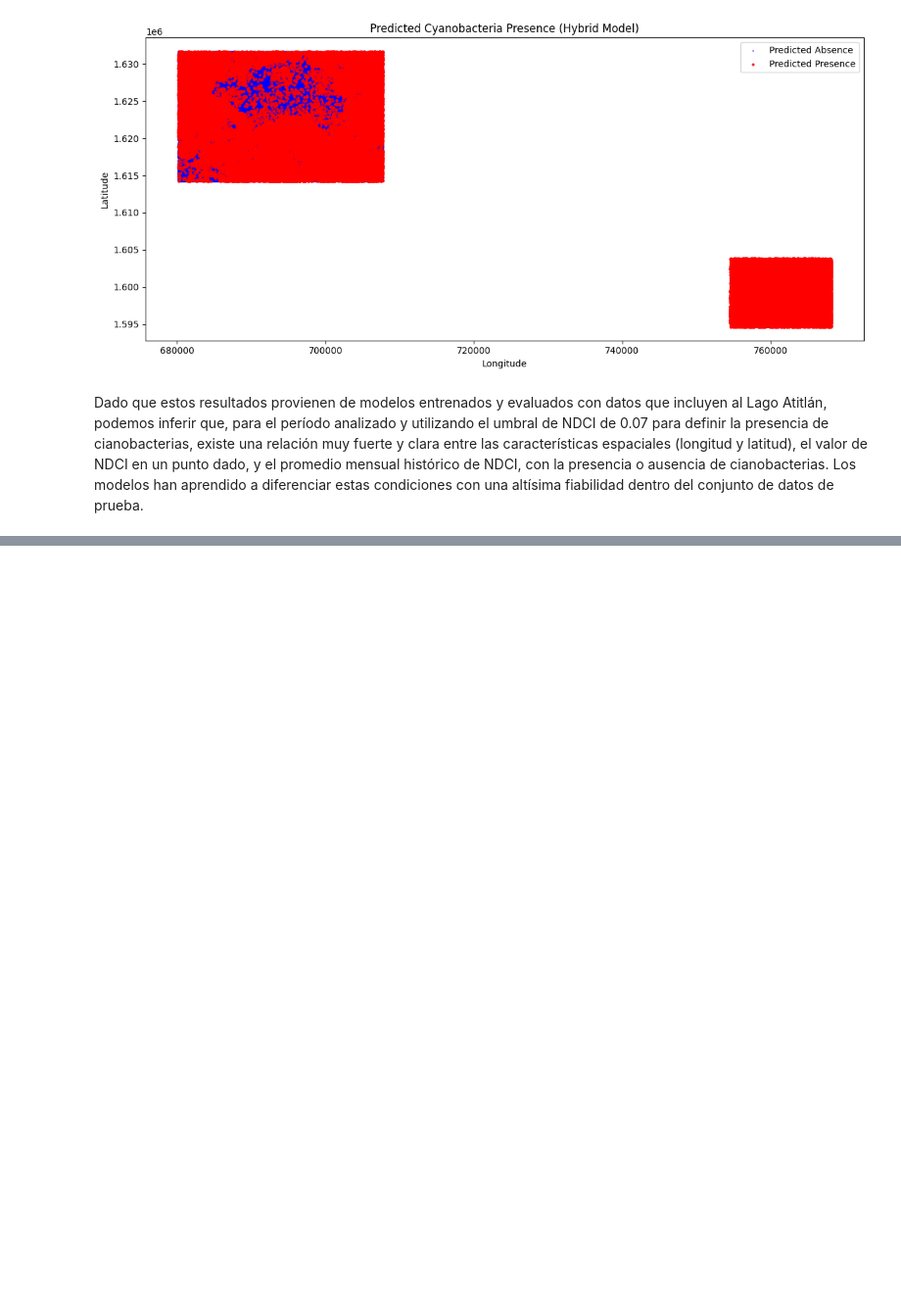
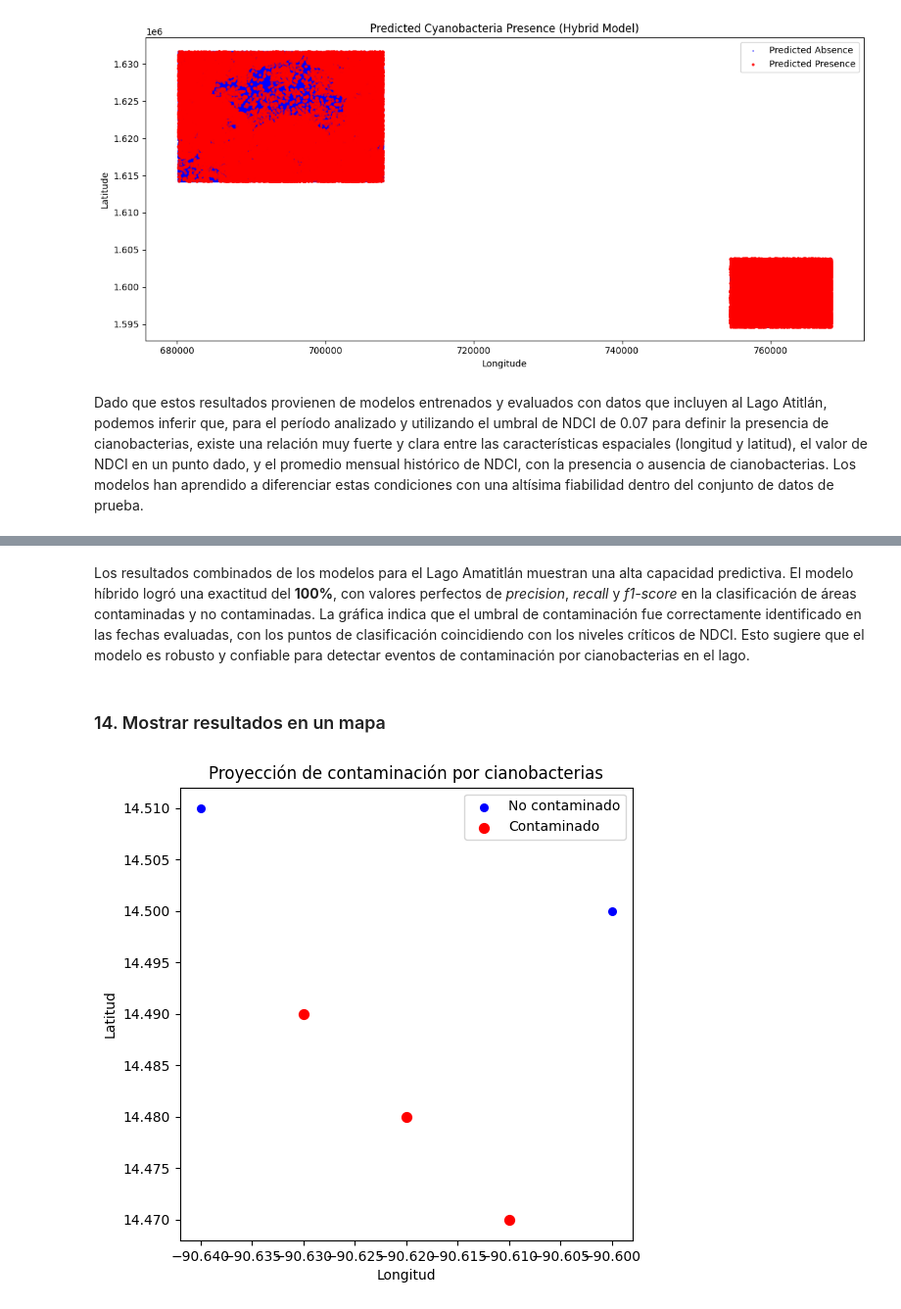
Before and after one commit to DanielDubon/4LAB_DS, a Jupyter notebook: lab4.ipynb, the cells around one changed output, grey strips where cells are left out. Shown at 98% size. Drawn from its saved outputs; the diff is of its cells as text; code cells hidden in the pictures; blank space fills up the shorter version.

```diff
--- a/lab4.ipynb
+++ b/lab4.ipynb
@@ -1231,0 +1564,33 @@ Dado que estos resultados provienen de modelos entrenados y evaluados con datos
+# %% [markdown]
+Los resultados combinados de los modelos para el Lago Amatitlán muestran una alta capacidad predictiva. El modelo híbrido logró una exactitud del **100%**, con valores perfectos de *precision*, *recall* y *f1-score* en la clasificación de áreas contaminadas y no contaminadas. La gráfica indica que el umbral de contaminación fue correctamente identificado en las fechas evaluadas, con los puntos de clasificación coincidiendo con los niveles críticos de NDCI. Esto sugiere que el modelo es robusto y confiable para detectar eventos de contaminación por cianobacterias en el lago.
+# %% [markdown]
+### 14. Mostrar resultados en un mapa
+# %%
+import matplotlib.pyplot as plt
+import geopandas as gpd
+from shapely.geometry import Point
+
+# Ejemplo con tus predicciones
+predicciones = gpd.GeoDataFrame({
+    "contaminacion": [1, 0, 1, 1, 0],
+    "lon": [-90.62, -90.60, -90.61, -90.63, -90.64],
+    "lat": [14.48, 14.50, 14.47, 14.49, 14.51]
+}, geometry=[Point(xy) for xy in zip([-90.62, -90.60, -90.61, -90.63, -90.64],
+                                     [14.48, 14.50, 14.47, 14.49, 14.51])])
+
+# Filtrar contaminados y no contaminados
+gdf_contaminado = predicciones[predicciones['contaminacion'] == 1]
+gdf_no_contaminado = predicciones[predicciones['contaminacion'] == 0]
+
+# Graficar
+fig, ax = plt.subplots(figsize=(8,6))
+gdf_no_contaminado.plot(ax=ax, marker='o', color='blue', markersize=30, label='No contaminado')
+gdf_contaminado.plot(ax=ax, marker='o', color='red', markersize=50, label='Contaminado')
+
+ax.set_title("Proyección de contaminación por cianobacterias")
+ax.set_xlabel("Longitud")
+ax.set_ylabel("Latitud")
+ax.legend()
+plt.show()
+# %% [output]
+[figure, added]
```
Also changed, not shown: parts of 12 cells of this notebook, 1 other file.
